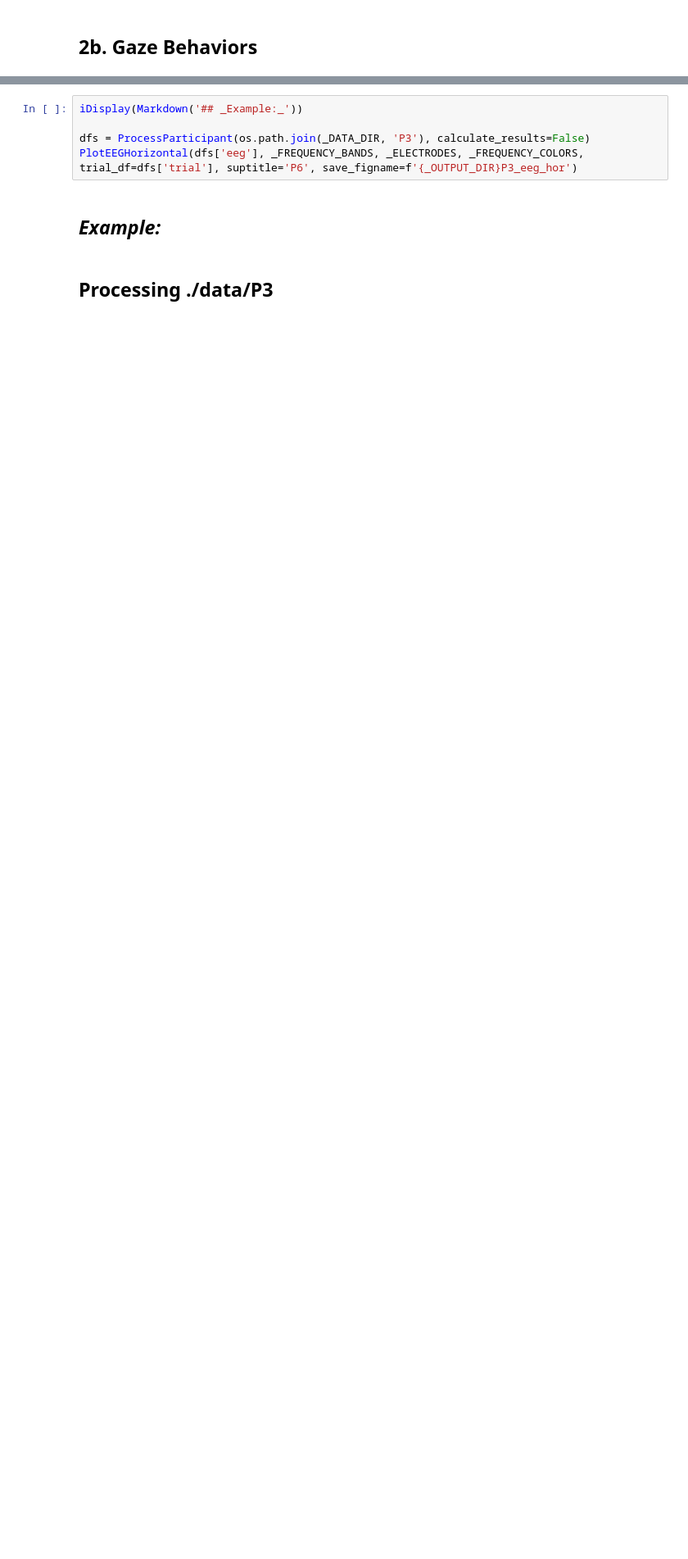
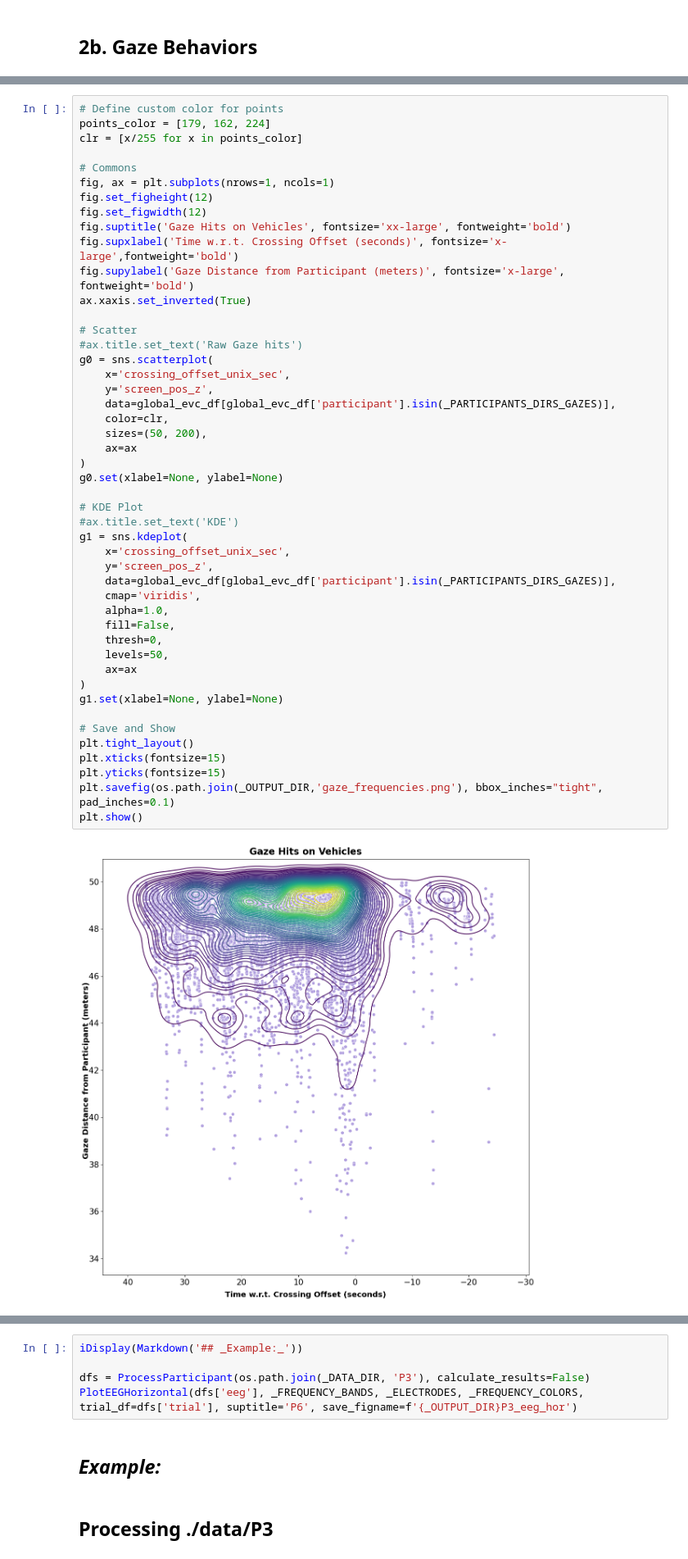
Before and after one commit to SimpleDevs-Research/Street-Sim-V2-Processing, a Jupyter notebook: main.ipynb, the cells around one changed output, grey strips where cells are left out. Shown at 82% size. Saved outputs shown, nothing was run; the diff lists cells and outputs as text; blank space fills up the shorter version.

```diff
--- a/main.ipynb
+++ b/main.ipynb
@@ -789 +780,50 @@ plt.show()
+# %%
+# Define custom color for points
+points_color = [179, 162, 224]
+clr = [x/255 for x in points_color]
+
+# Commons
+fig, ax = plt.subplots(nrows=1, ncols=1)
+fig.set_figheight(12)
+fig.set_figwidth(12)
+fig.suptitle('Gaze Hits on Vehicles', fontsize='xx-large', fontweight='bold')
+fig.supxlabel('Time w.r.t. Crossing Offset (seconds)', fontsize='x-large',fontweight='bold')
+fig.supylabel('Gaze Distance from Participant (meters)', fontsize='x-large', fontweight='bold')
+ax.xaxis.set_inverted(True)
+
+# Scatter
+#ax.title.set_text('Raw Gaze hits')
+g0 = sns.scatterplot(
+    x='crossing_offset_unix_sec',
+    y='screen_pos_z',
+    data=global_evc_df[global_evc_df['participant'].isin(_PARTICIPANTS_DIRS_GAZES)],
+    color=clr,
+    sizes=(50, 200),
+    ax=ax
+)
+g0.set(xlabel=None, ylabel=None)
+
+# KDE Plot
+#ax.title.set_text('KDE')
+g1 = sns.kdeplot(
+    x='crossing_offset_unix_sec',
+    y='screen_pos_z',
+    data=global_evc_df[global_evc_df['participant'].isin(_PARTICIPANTS_DIRS_GAZES)],
+    cmap='viridis',
+    alpha=1.0,
+    fill=False,
+    thresh=0,
+    levels=50,
+    ax=ax
+)
+g1.set(xlabel=None, ylabel=None)
+
+# Save and Show
+plt.tight_layout()
+plt.xticks(fontsize=15)
+plt.yticks(fontsize=15)
+plt.savefig(os.path.join(_OUTPUT_DIR,'gaze_frequencies.png'), bbox_inches="tight", pad_inches=0.1)
+plt.show()
+# %% [output]
+[figure, added]
 # %% [markdown]
```
Also changed, not shown: parts of 19 cells of this notebook.
